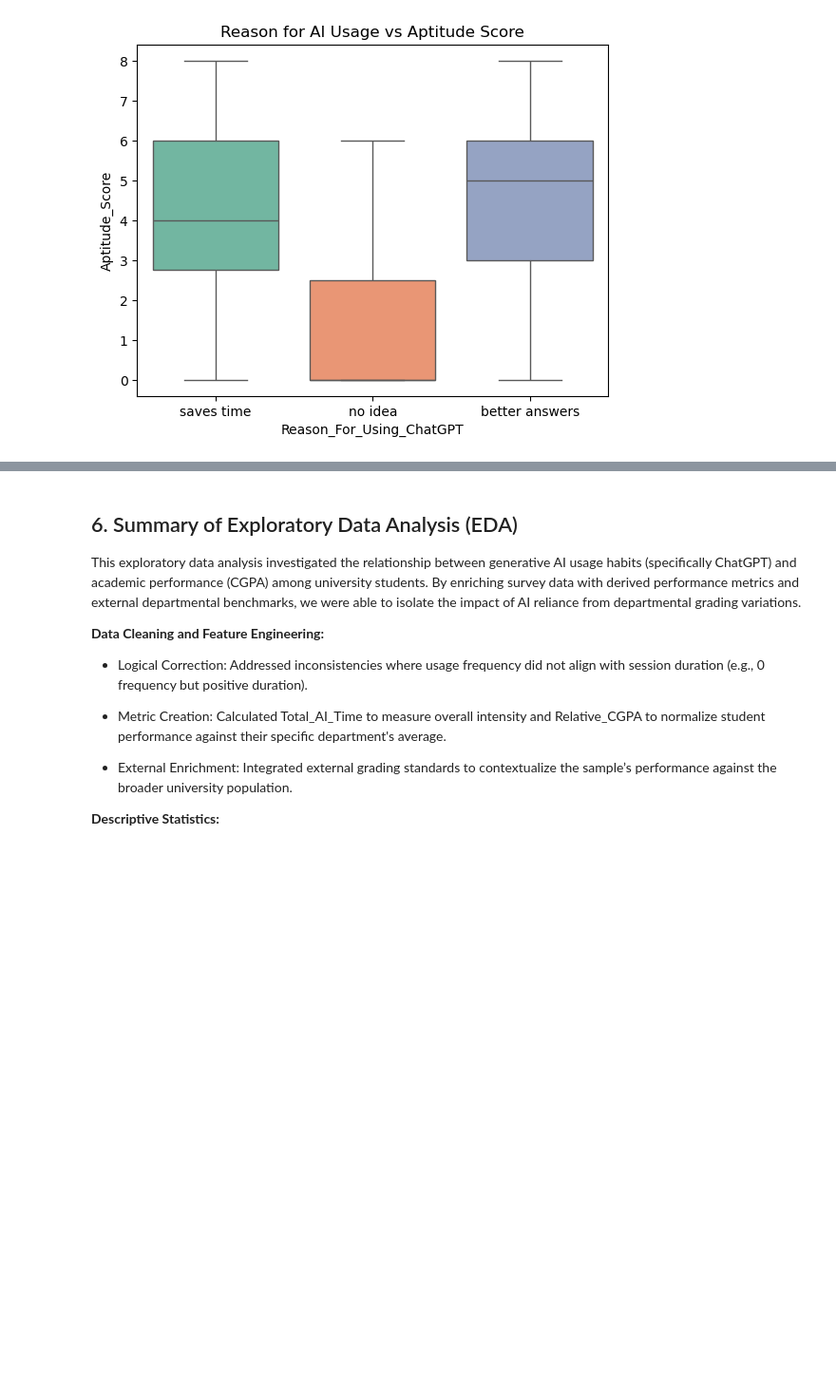
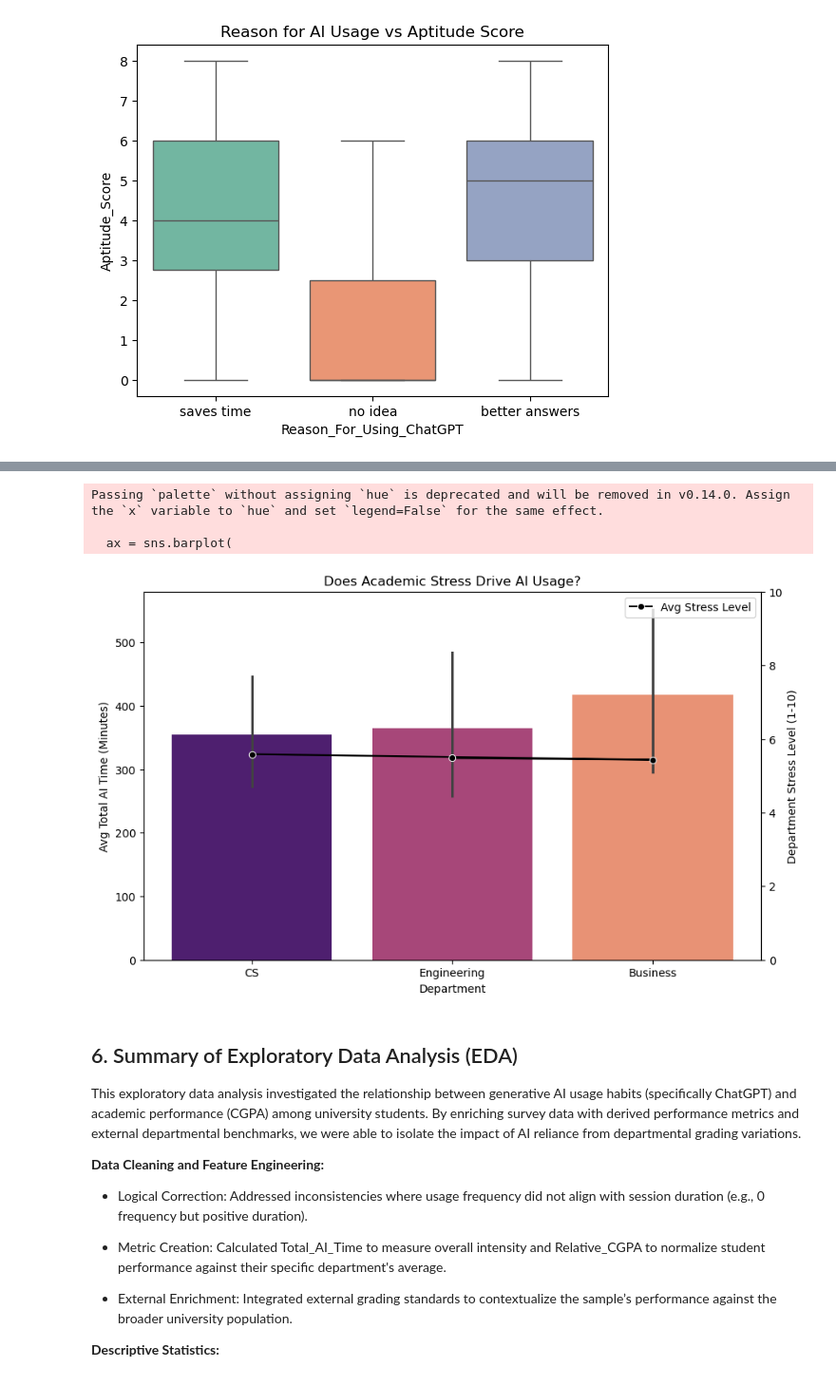
Before and after one commit to rocketshipz/DSA210-Fall-Term-Project, a Jupyter notebook: EDA.ipynb, the cells around one changed output, grey strips where cells are left out. Shown at 95% size. Cells and saved outputs as stored; diff of their text form; code cells hidden in the pictures; blank space fills up the shorter version.

```diff
--- a/EDA.ipynb
+++ b/EDA.ipynb
@@ -422,3 +425,41 @@ Passing `palette` without assigning `hue` is deprecated and will be removed in v
+# %%
+# 1. Sort departments by Stress Level
+stress_order = merged_df.sort_values('Avg_Stress_Level_Dept', ascending=False)['Department'].unique()
+
+plt.figure(figsize=(10, 6))
+
+# 2. Plot Average AI Time per Dept
+ax = sns.barplot(
+    data=merged_df,
+    x='Department',
+    y='Total_AI_Time',
+    order=stress_order,
+    palette='magma'
+)
+
+# 3. Add a secondary axis to show the stress level line
+ax2 = ax.twinx()
+sns.lineplot(
+    data=merged_df,
+    x='Department',
+    y='Avg_Stress_Level_Dept',
+    color='black',
+    marker='o',
+    ax=ax2,
+    label='Avg Stress Level',
+    sort=False # Prevent resorting, keep barplot order
+)
+
+ax.set_title('Does Academic Stress Drive AI Usage?')
+ax.set_ylabel('Avg Total AI Time (Minutes)')
+ax2.set_ylabel('Department Stress Level (1-10)')
+ax2.set_ylim(0, 10)
+plt.show()
+# %% [output]
+Passing `palette` without assigning `hue` is deprecated and will be removed in v0.14.0. Assign the `x` variable to `hue` and set `legend=False` for the same effect.
+
+  ax = sns.barplot(
+[figure, added]
 # %% [markdown]
 ## 6. Summary of Exploratory Data Analysis (EDA)
 This exploratory data analysis investigated the relationship between generative AI usage habits (specifically ChatGPT) and academic performance (CGPA) among university students. By enriching survey data with derived performance metrics and external departmental benchmarks, we were able to isolate the impact of AI reliance from departmental grading variations.
```
Also changed, not shown: parts of 3 cells of this notebook, 1 other file.
